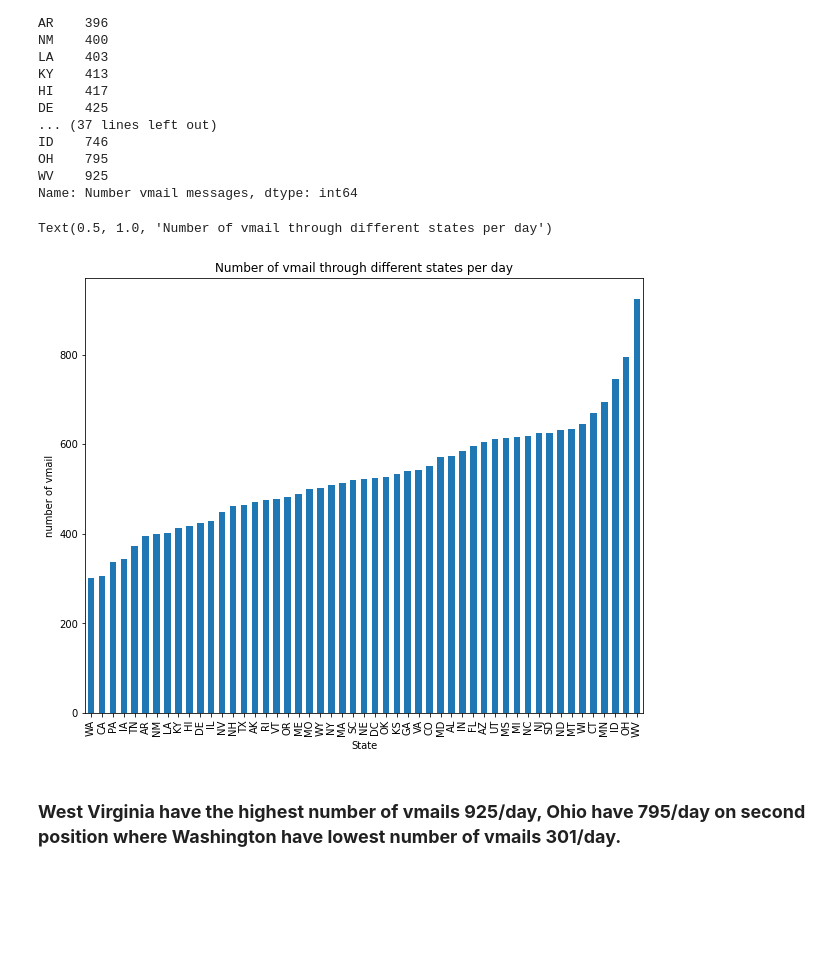
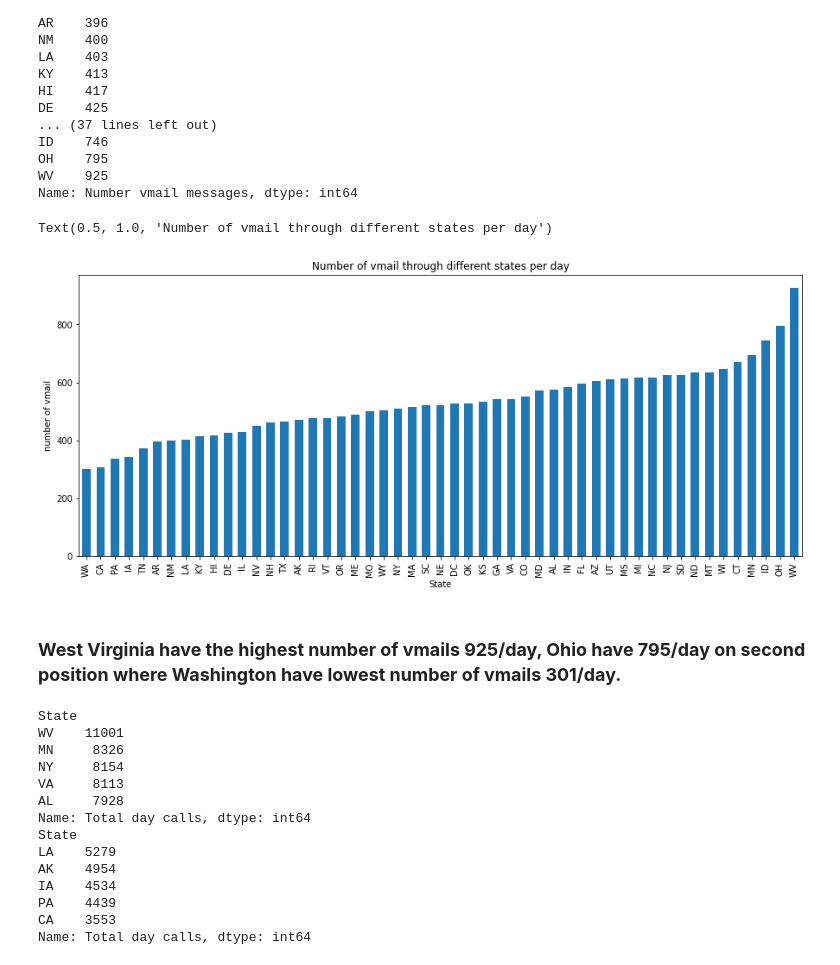
Before and after one commit to Gauravgade3/Telecom-Churn-Analysis, a Jupyter notebook: Telecom_Churn_Analysis_.ipynb, the cells around one changed output. Drawn from its saved outputs; the diff is of its cells as text; code cells hidden in the pictures; blank space fills up the shorter version.

```diff
--- a/Telecom_Churn_Analysis_.ipynb
+++ b/Telecom_Churn_Analysis_.ipynb
@@ -210,0 +219,7 @@ Text(0, 0.5, 'Number Of Customers')
+# %%
+int_plan.plot(kind='line',marker='o')
+plt.xlabel('International Plan')
+plt.ylabel('Number of customers')
+plt.title('Number of customers with international plan')
+plt.rcParams['figure.figsize']=(5,5)
+plt.legend()
@@ -286,11 +306,31 @@ Name: Number vmail messages, dtype: int64
 # %%
 # Using bar graph to show number of vmail in each country
 number_vmail.plot(kind='bar',width=0.6)
-plt.rcParams['figure.figsize']=(10,2)
 plt.ylabel('number of vmail')
 plt.title('Number of vmail through different states per day')
 # %% [output]
 Text(0.5, 1.0, 'Number of vmail through different states per day')
-[figure, old version]
+[figure, new version]
 # %% [markdown]
 ### **West Virginia have the highest number of vmails 925/day, Ohio have 795/day on second position where Washington have lowest number of vmails 301/day.**
+# %%
+# Exploring max. and min. total day calls
+total_day_calls_max=df.groupby('State')['Total day calls'].sum().sort_values(ascending=False).head()
+total_day_calls_min=df.groupby('State')['Total day calls'].sum().sort_values(ascending=False).tail()
+print(total_day_calls_max)
+print(total_day_calls_min)
+# %% [output]
+State
+WV    11001
+MN     8326
+NY     8154
+VA     8113
+AL     7928
+Name: Total day calls, dtype: int64
+State
+LA    5279
+AK    4954
+IA    4534
+PA    4439
+CA    3553
+Name: Total day calls, dtype: int64
```
Also changed, not shown: parts of 19 cells of this notebook.
